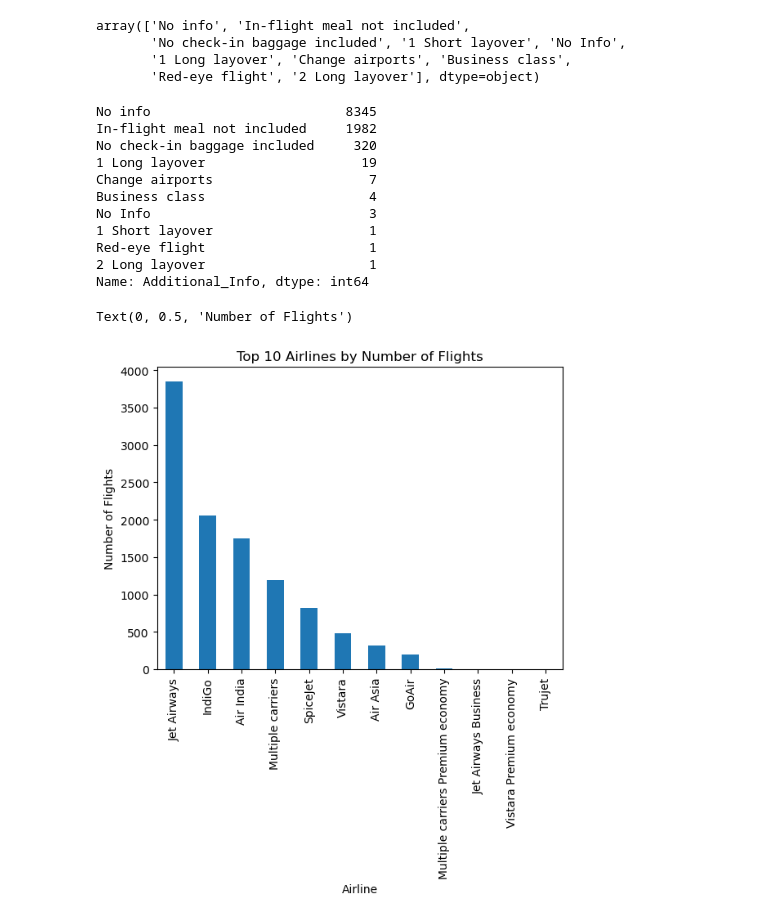
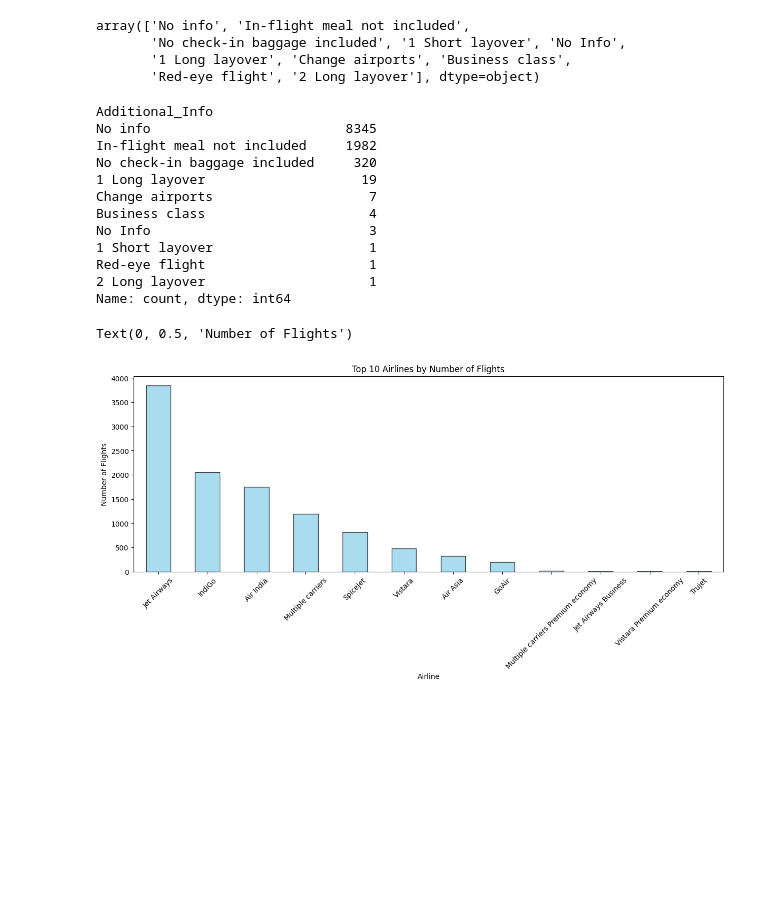
Before and after one commit to kunal1300/Programs, a Jupyter notebook: EDA/EDA_flights.ipynb, the cells around one changed output. Saved outputs shown, nothing was run; the diff lists cells and outputs as text; code cells hidden in the pictures; blank space fills up the shorter version.

```diff
--- a/EDA/EDA_flights.ipynb
+++ b/EDA/EDA_flights.ipynb
@@ -179,0 +180,14 @@ memory usage: 959.9+ KB
+# %%
+char = df['Duration']
+
+# Extract hours and minutes using regex, fill missing with 0, and convert to int
+hours = char.str.extract(r'(\d+)h').fillna(0).astype(int)[0]
+minutes = char.str.extract(r'(\d+)m').fillna(0).astype(int)[0]
+
+# Example: print(hours, minutes)
+hours, minutes
+
+
+df['Duration_hours'] = hours
+df['Duration_minutes'] = minutes
+df['totalDurationmins'] = (df['Duration_hours'] * 60) + df['Duration_minutes']
@@ -180,15 +204,15 @@ memory usage: 959.9+ KB
 # %%
-def extract_hour(x):
-	if 'h' in x:
-		return int(x.split('h')[0].strip())
-	else:
-		return 0
+# def extract_hour(x):
+# 	if 'h' in x:
+# 		return int(x.split('h')[0].strip())
+# 	else:
+# 		return 0
 
-def extract_minute(x):
-	if 'm' in x:
-		return int(x.split('h')[-1].replace('m', '').strip()) if 'm' in x else 0
-	else:
-		return 0
+# def extract_minute(x):
+# 	if 'm' in x:
+# 		return int(x.split('h')[-1].replace('m', '').strip()) if 'm' in x else 0
+# 	else:
+# 		return 0
 
-df['duration_hour'] = df['Duration'].apply(extract_hour)
-df['duration_minute'] = df['Duration'].apply(extract_minute)
+# df['duration_hour'] = df['Duration'].apply(extract_hour)
+# df['duration_minute'] = df['Duration'].apply(extract_minute)
@@ -312,6 +320,7 @@ array(['No info', 'In-flight meal not included',
 # %%
 df['Additional_Info'].value_counts()
 # %% [output]
+Additional_Info
 No info                         8345
 In-flight meal not included     1982
 No check-in baggage included     320
@@ -322,15 +331,18 @@ No Info                            3
 1 Short layover                    1
 Red-eye flight                     1
 2 Long layover                     1
-Name: Additional_Info, dtype: int64
+Name: count, dtype: int64
 # %%
-df['Airline'].value_counts().plot(kind='bar')
+df['Airline'].value_counts().plot(kind='bar', figsize=(15, 5),
+                                   color='skyblue', edgecolor='black',
+                                     linewidth=1, alpha=0.7,)
+plt.xticks(rotation=45)
 plt.title('Top 10 Airlines by Number of Flights')
 plt.xlabel('Airline')
 plt.ylabel('Number of Flights')
 # %% [output]
 Text(0, 0.5, 'Number of Flights')
-[figure, old version]
+[figure, new version]
 # %%
 df['Destination'].value_counts().plot(kind='bar')
 plt.title('Top 10 Destinations by Number of Flights')
```
Also changed, not shown: parts of 14 cells of this notebook.
